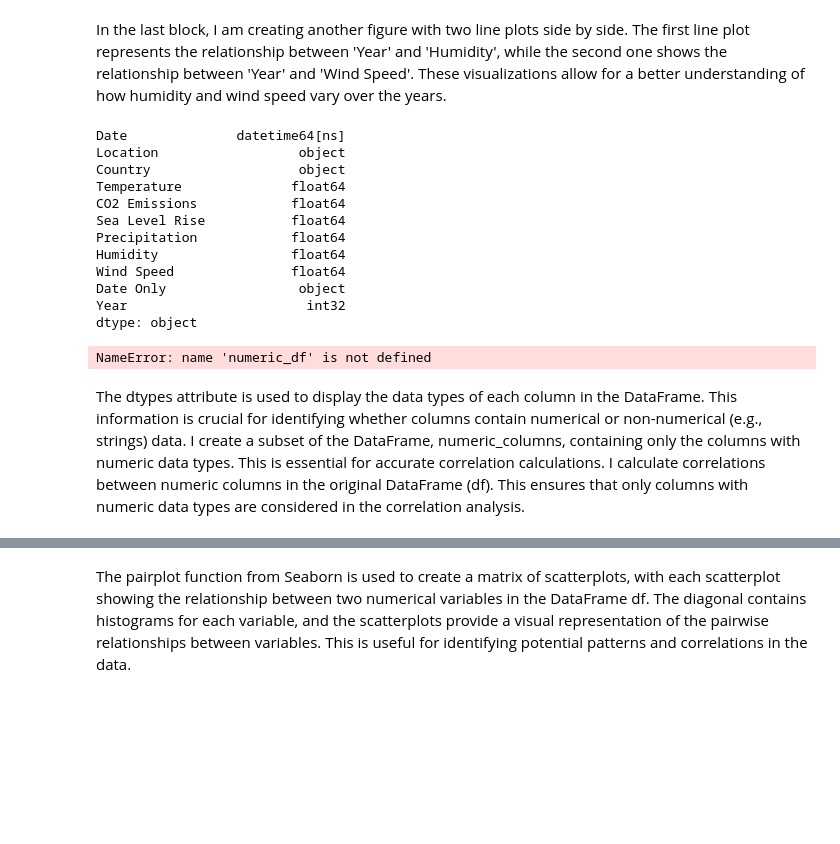
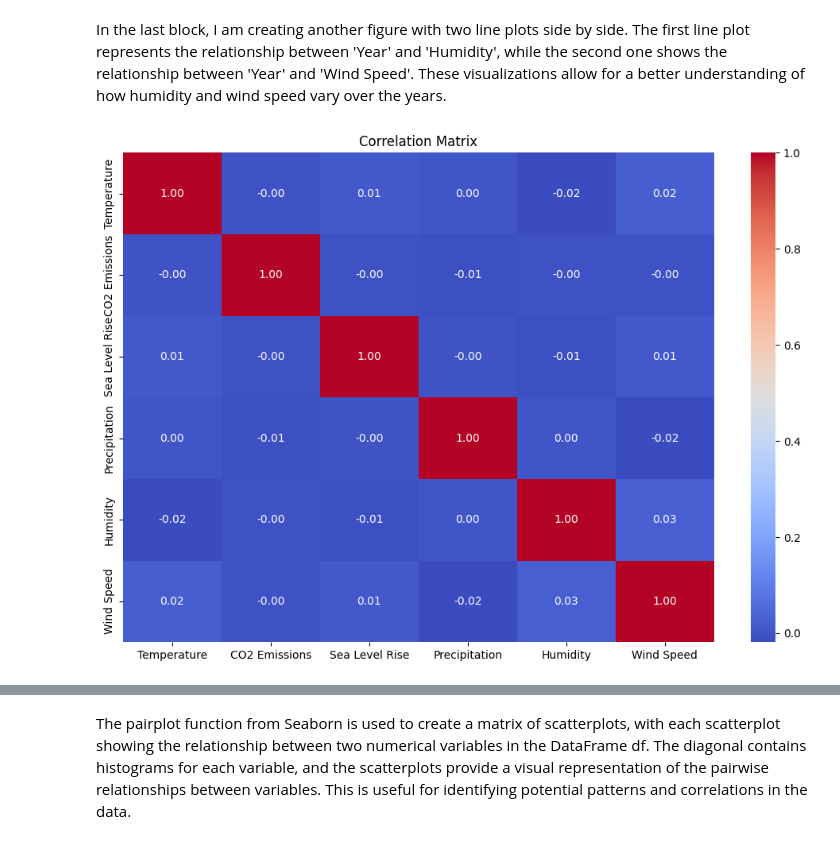
Before and after one commit to AnaFMello/Project-2-PFDA, a Jupyter notebook: climate_change.ipynb, the cells around one changed output, grey strips where cells are left out. Saved outputs shown, nothing was run; the diff lists cells and outputs as text; code cells hidden in the pictures; blank space fills up the shorter version.

```diff
--- a/climate_change.ipynb
+++ b/climate_change.ipynb
@@ -369,27 +376,25 @@ sns.lineplot(x='Year',y='Wind Speed',data=df)
 # %% [markdown]
 In the last block, I am creating another figure with two line plots side by side. The first line plot represents the relationship between 'Year' and 'Humidity', while the second one shows the relationship between 'Year' and 'Wind Speed'. These visualizations allow for a better understanding of how humidity and wind speed vary over the years.
 # %%
-print(df.dtypes)
+import pandas as pd
+import numpy as np
+import matplotlib.pyplot as plt
+import seaborn as sns
 
+# Load the dataset
+df = pd.read_csv('climate_change_data.csv')
+
+# Convert 'Date' to datetime
+df['Date'] = pd.to_datetime(df['Date'])
+
+# Display correlation matrix
 numeric_columns = df.select_dtypes(include=['number']).columns
 correlations = df[numeric_columns].corr()
 
-correlations = numeric_df.corr()
+# Plot the correlation matrix using seaborn
+plt.figure(figsize=(12, 8))
+sns.heatmap(correlations, annot=True, cmap='coolwarm', fmt=".2f")
+plt.title('Correlation Matrix')
+plt.show()
 # %% [output]
-Date              datetime64[ns]
-Location                  object
-Country                   object
-Temperature              float64
-CO2 Emissions            float64
-Sea Level Rise           float64
-Precipitation            float64
-Humidity                 float64
-Wind Speed               float64
-Date Only                 object
-Year                       int32
-dtype: object
-NameError: name 'numeric_df' is not defined
+[figure, added]
-# %% [markdown]
-The dtypes attribute is used to display the data types of each column in the DataFrame. This information is crucial for identifying whether columns contain numerical or non-numerical (e.g., strings) data.
-I create a subset of the DataFrame, numeric_columns, containing only the columns with numeric data types. This is essential for accurate correlation calculations.
-I calculate correlations between numeric columns in the original DataFrame (df). This ensures that only columns with numeric data types are considered in the correlation analysis.
```
Also changed, not shown: parts of 16 cells of this notebook.
